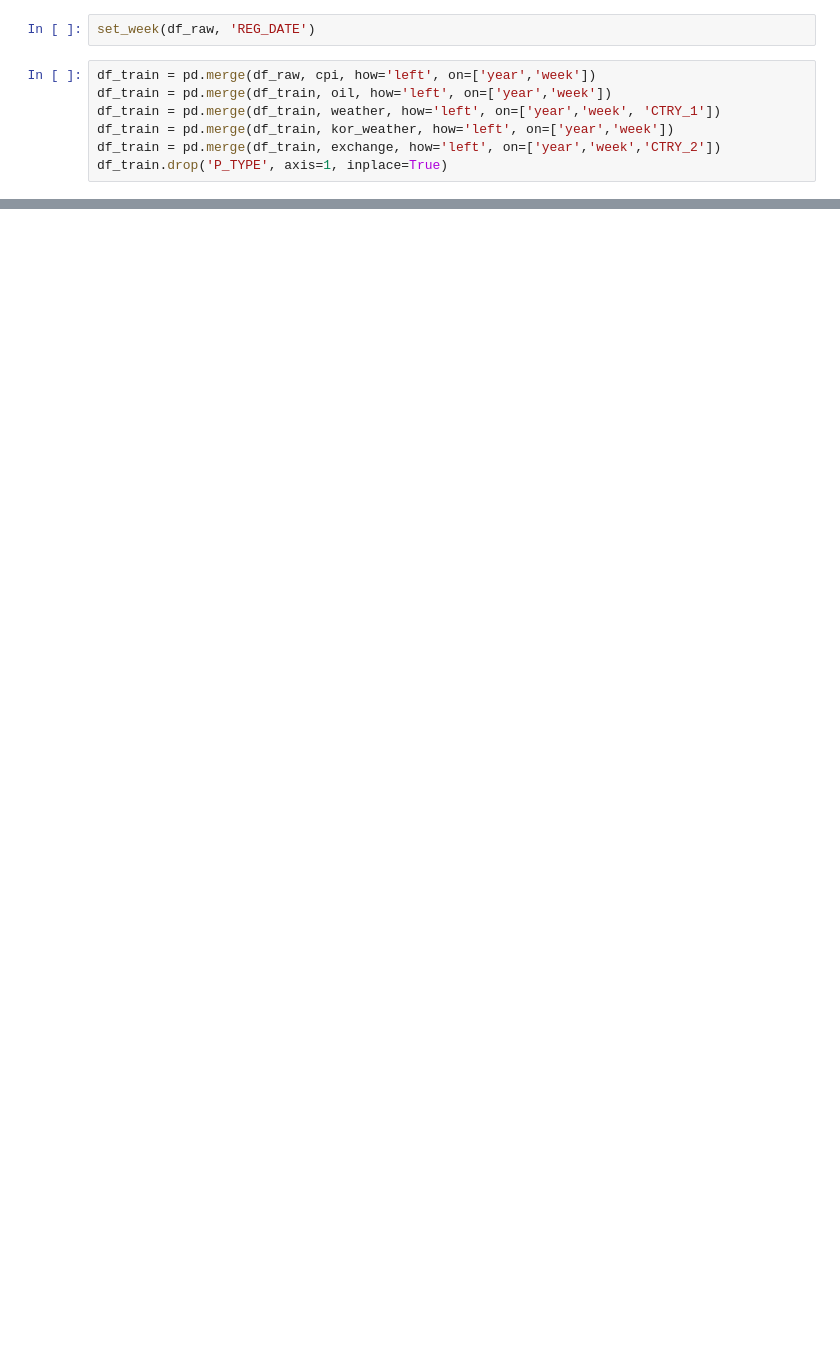
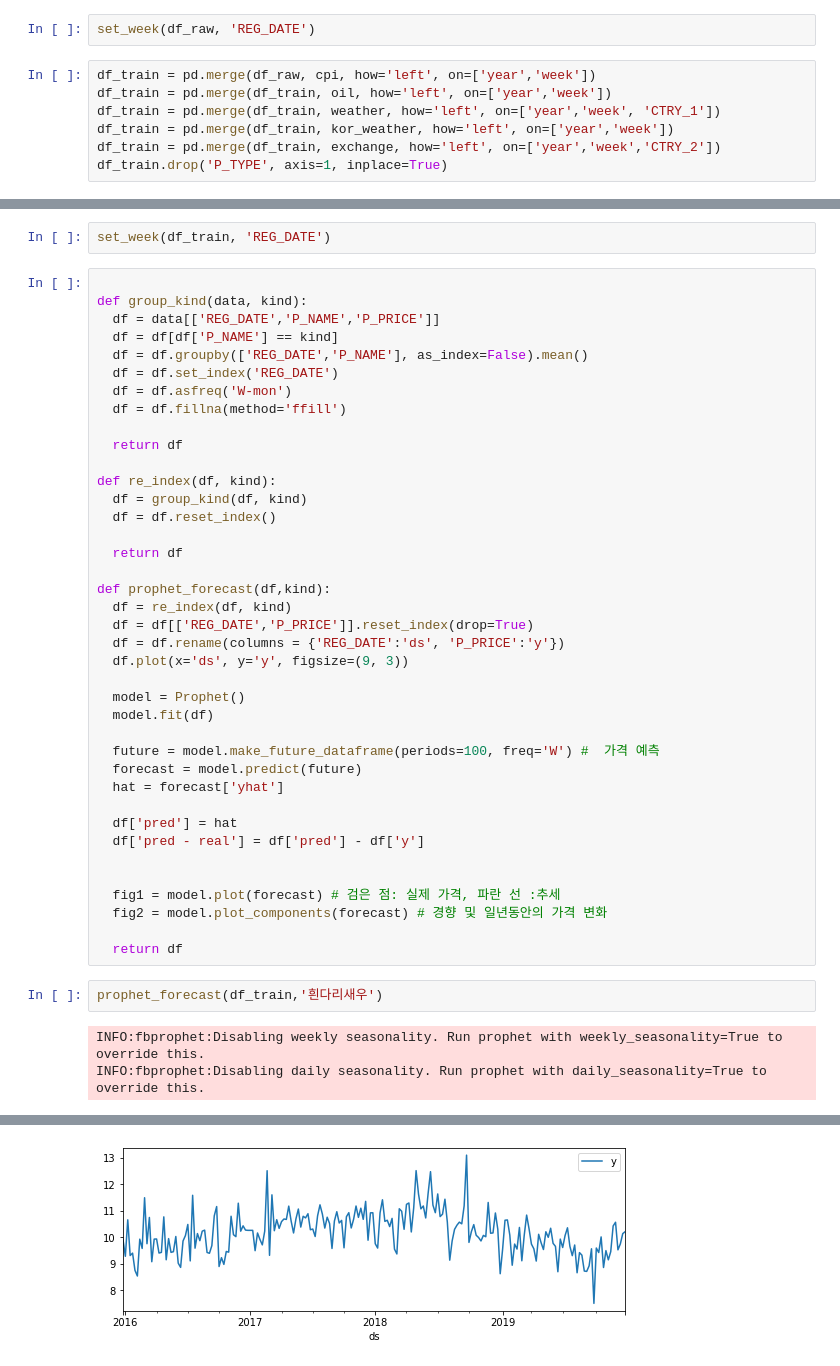
Before and after one commit to Yeony54/Project_Seafood_Import_Price_Prediction, a Jupyter notebook: time_series_.ipynb, the cells around one changed output, grey strips where cells are left out. Drawn from its saved outputs; the diff is of its cells as text; blank space fills up the shorter version.

```diff
--- a/time_series_.ipynb
+++ b/time_series_.ipynb
@@ -429,0 +223,46 @@ strong multicollinearity problems or that the design matrix is singular.
+# %%
+set_week(df_train, 'REG_DATE')
+# %%
+
+def group_kind(data, kind):
+  df = data[['REG_DATE','P_NAME','P_PRICE']]
+  df = df[df['P_NAME'] == kind]
+  df = df.groupby(['REG_DATE','P_NAME'], as_index=False).mean()
+  df = df.set_index('REG_DATE')
+  df = df.asfreq('W-mon')
+  df = df.fillna(method='ffill')
+
+  return df
+
+def re_index(df, kind):
+  df = group_kind(df, kind)
+  df = df.reset_index()
+
+  return df
+
+def prophet_forecast(df,kind):
+  df = re_index(df, kind)
+  df = df[['REG_DATE','P_PRICE']].reset_index(drop=True)
+  df = df.rename(columns = {'REG_DATE':'ds', 'P_PRICE':'y'})
+  df.plot(x='ds', y='y', figsize=(9, 3))
+
+  model = Prophet()
+  model.fit(df)
+
+  future = model.make_future_dataframe(periods=100, freq='W') #  가격 예측
+  forecast = model.predict(future)
+  hat = forecast['yhat']
+
+  df['pred'] = hat
+  df['pred - real'] = df['pred'] - df['y']
+
+
+  fig1 = model.plot(forecast) # 검은 점: 실제 가격, 파란 선 :추세
+  fig2 = model.plot_components(forecast) # 경향 및 일년동안의 가격 변화
+
+  return df
+# %%
+prophet_forecast(df_train,'흰다리새우')
+# %% [output]
+INFO:fbprophet:Disabling weekly seasonality. Run prophet with weekly_seasonality=True to override this.
+INFO:fbprophet:Disabling daily seasonality. Run prophet with daily_seasonality=True to override this.
@@ -429,0 +286 @@ strong multicollinearity problems or that the design matrix is singular.
+[figure, added]
```
Also changed, not shown: parts of 41 cells of this notebook.
